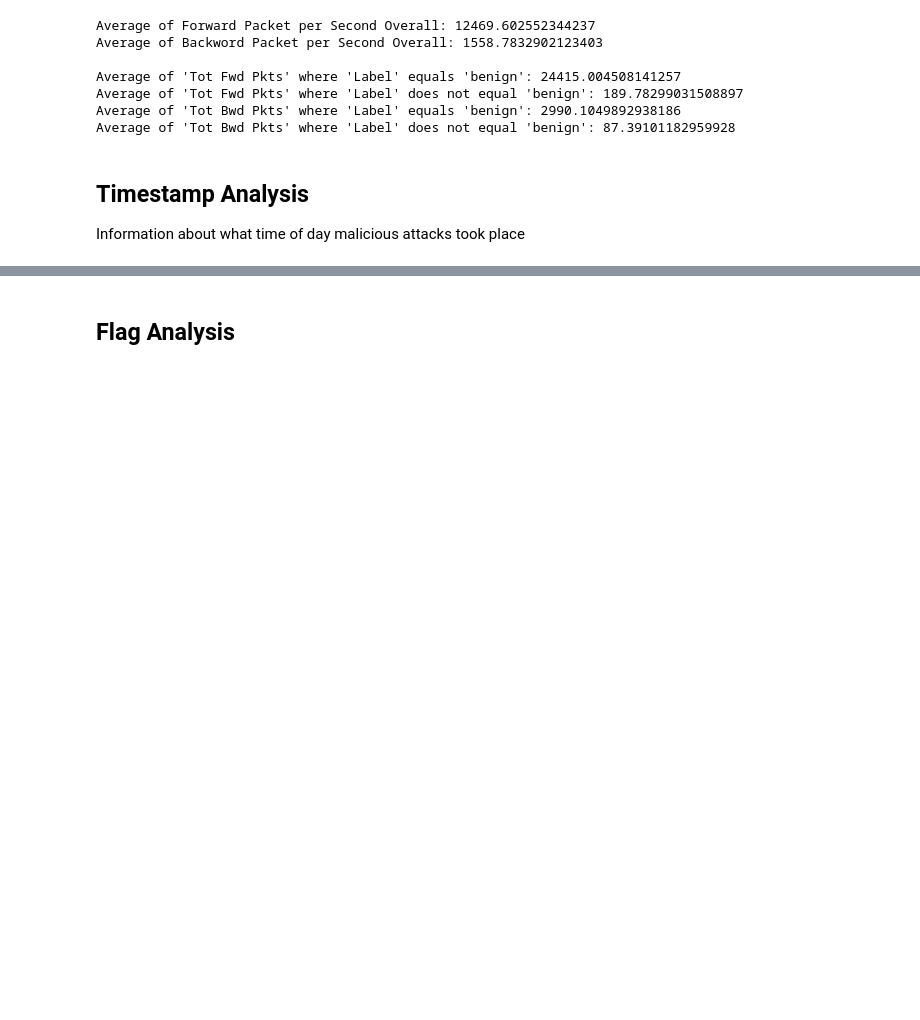
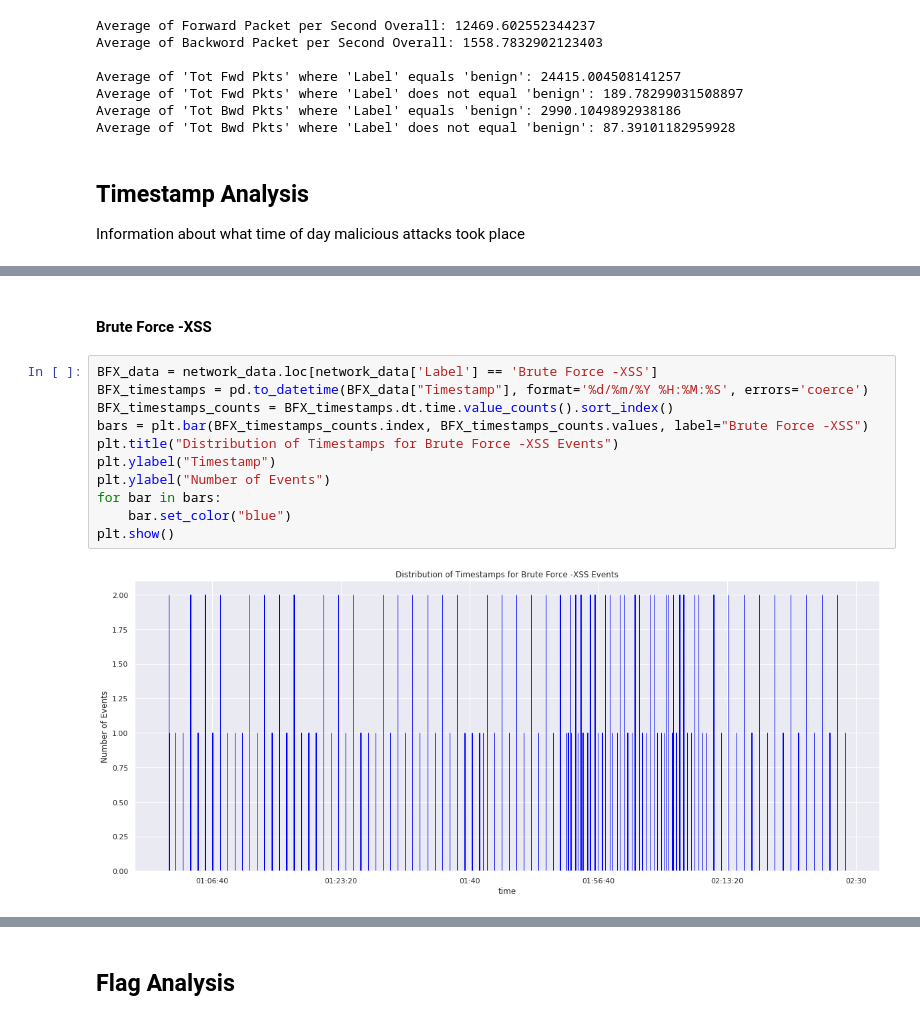
Before and after one commit to katielrink/IDS_Analysis, a Jupyter notebook: Homework_2.ipynb, the cells around one changed output, grey strips where cells are left out. Drawn from its saved outputs; the diff is of its cells as text; blank space fills up the shorter version.

```diff
--- a/Homework_2.ipynb
+++ b/Homework_2.ipynb
@@ -355,0 +449,15 @@ plt.show()
+# %% [markdown]
+#### Brute Force -XSS ####
+# %%
+BFX_data = network_data.loc[network_data['Label'] == 'Brute Force -XSS']
+BFX_timestamps = pd.to_datetime(BFX_data["Timestamp"], format='%d/%m/%Y %H:%M:%S', errors='coerce')
+BFX_timestamps_counts = BFX_timestamps.dt.time.value_counts().sort_index()
+bars = plt.bar(BFX_timestamps_counts.index, BFX_timestamps_counts.values, label="Brute Force -XSS")
+plt.title("Distribution of Timestamps for Brute Force -XSS Events")
+plt.ylabel("Timestamp")
+plt.ylabel("Number of Events")
+for bar in bars:
+    bar.set_color("blue")
+plt.show()
+# %% [output]
+[figure, added]
```
Also changed, not shown: parts of 37 cells of this notebook.
